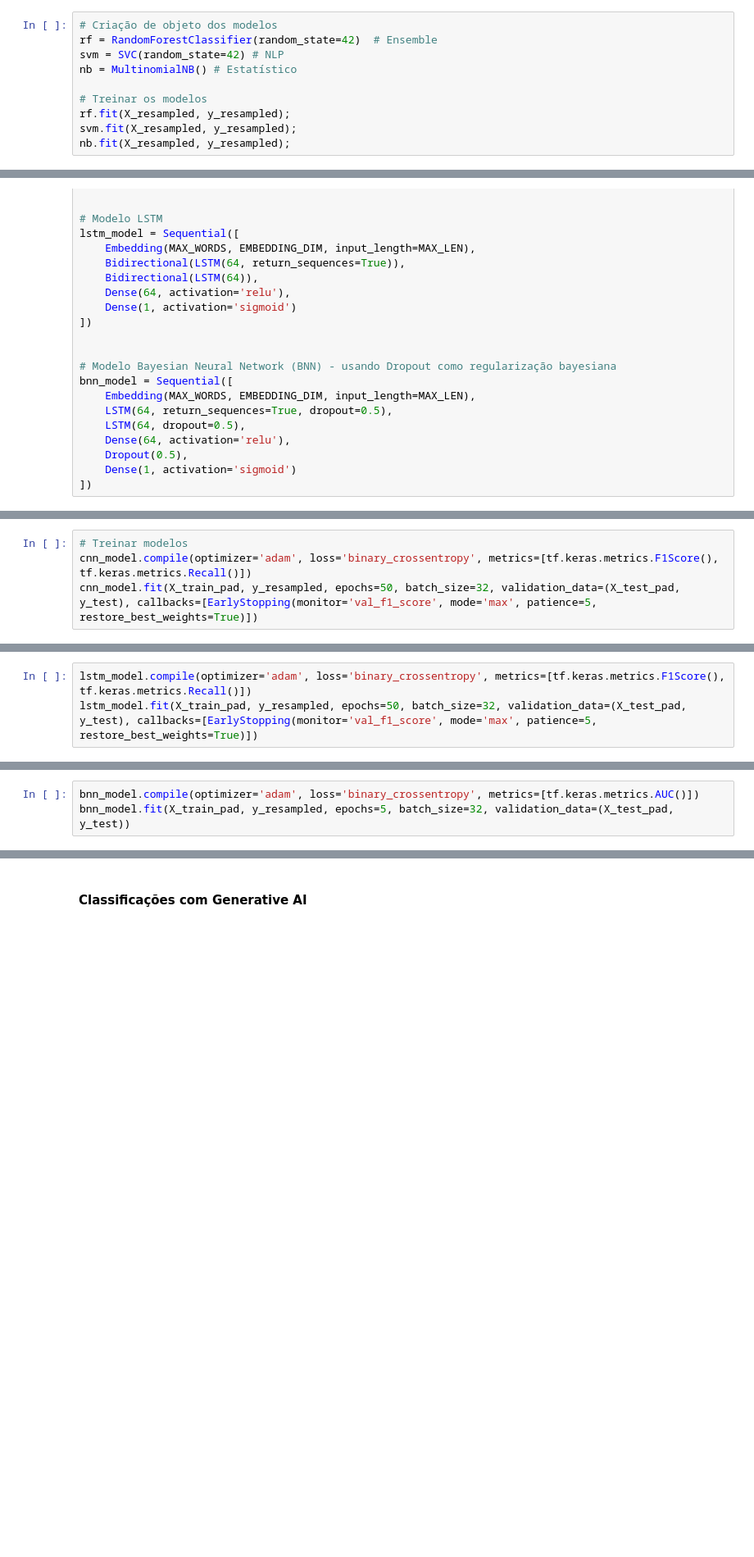
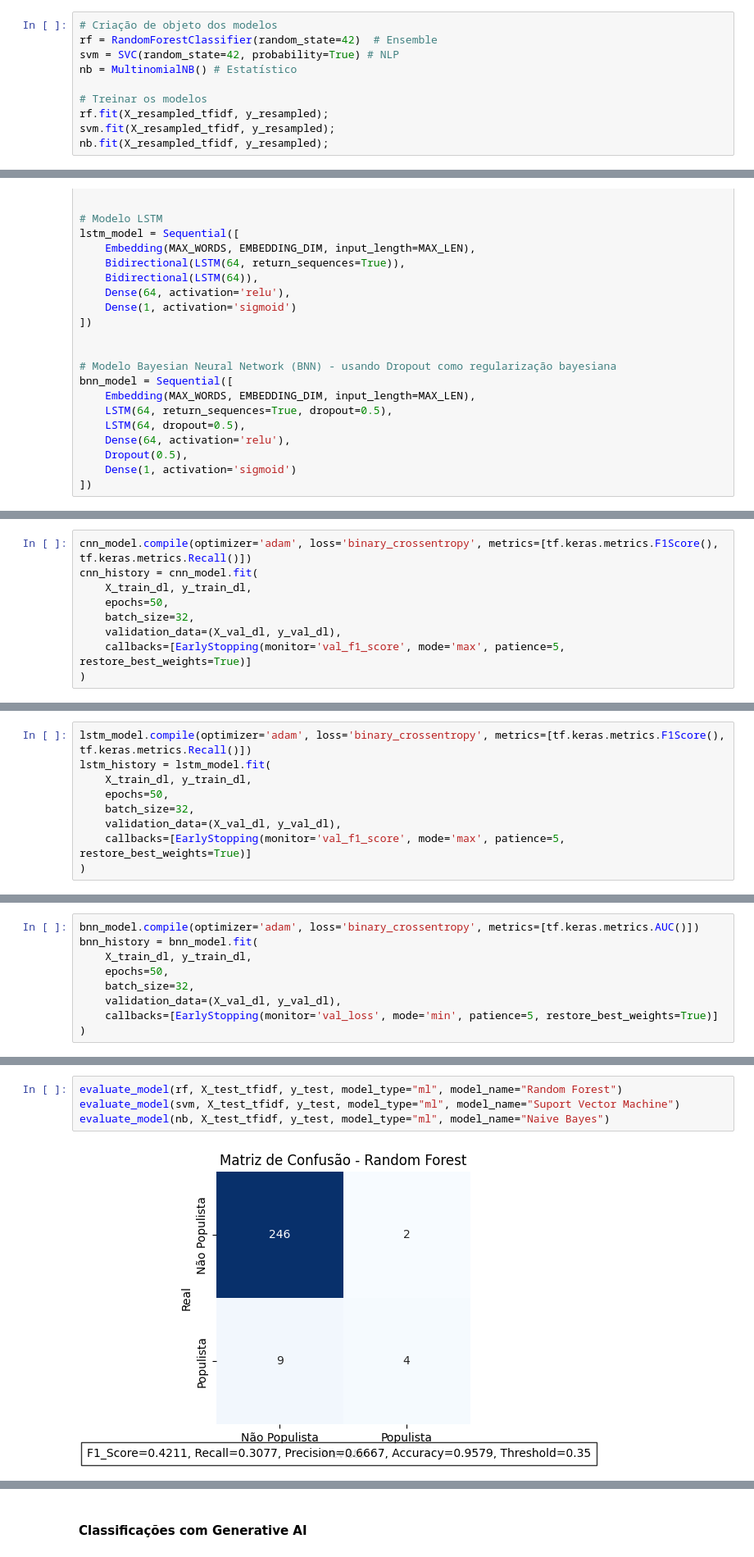
Before and after one commit to antonionipo/Data-analysis-for-populism-in-presidential-speeches, a Jupyter notebook: data_analysis_for_populism_in_presidential_speeches.ipynb, the cells around one changed output, grey strips where cells are left out. Shown at 82% size. Drawn from its saved outputs; the diff is of its cells as text; blank space fills up the shorter version.

```diff
--- a/data_analysis_for_populism_in_presidential_speeches.ipynb
+++ b/data_analysis_for_populism_in_presidential_speeches.ipynb
@@ -395,12 +412,12 @@ Modelos Random Forest (Ensemble), Naive Bayes (Estatístico), e Suport Vector Ma
 # %%
 # Criação de objeto dos modelos
 rf = RandomForestClassifier(random_state=42)  # Ensemble
-svm = SVC(random_state=42) # NLP
+svm = SVC(random_state=42, probability=True) # NLP
 nb = MultinomialNB() # Estatístico
 
 # Treinar os modelos
-rf.fit(X_resampled, y_resampled);
-svm.fit(X_resampled, y_resampled);
-nb.fit(X_resampled, y_resampled);
+rf.fit(X_resampled_tfidf, y_resampled);
+svm.fit(X_resampled_tfidf, y_resampled);
+nb.fit(X_resampled_tfidf, y_resampled);
 # %% [markdown]
 #### Preparação para os modelos de DeepLearning
@@ -464,6 +492,11 @@ bnn_model = Sequential([
 # %%
-# Treinar modelos
 cnn_model.compile(optimizer='adam', loss='binary_crossentropy', metrics=[tf.keras.metrics.F1Score(), tf.keras.metrics.Recall()])
-cnn_model.fit(X_train_pad, y_resampled, epochs=50, batch_size=32, validation_data=(X_test_pad, y_test), callbacks=[EarlyStopping(monitor='val_f1_score', mode='max', patience=5, restore_best_weights=True)])
+cnn_history = cnn_model.fit(
+    X_train_dl, y_train_dl,
+    epochs=50,
+    batch_size=32,
+    validation_data=(X_val_dl, y_val_dl),
+    callbacks=[EarlyStopping(monitor='val_f1_score', mode='max', patience=5, restore_best_weights=True)]
+)
 # %% [output]
 Epoch 1/50
@@ -482,5 +514,11 @@ Epoch 6/50
 # %%
 lstm_model.compile(optimizer='adam', loss='binary_crossentropy', metrics=[tf.keras.metrics.F1Score(), tf.keras.metrics.Recall()])
-lstm_model.fit(X_train_pad, y_resampled, epochs=50, batch_size=32, validation_data=(X_test_pad, y_test), callbacks=[EarlyStopping(monitor='val_f1_score', mode='max', patience=5, restore_best_weights=True)])
+lstm_history = lstm_model.fit(
+    X_train_dl, y_train_dl,
+    epochs=50,
+    batch_size=32,
+    validation_data=(X_val_dl, y_val_dl),
+    callbacks=[EarlyStopping(monitor='val_f1_score', mode='max', patience=5, restore_best_weights=True)]
+)
 # %% [output]
 Epoch 1/50
@@ -499,4 +536,10 @@ Epoch 6/50
 # %%
 bnn_model.compile(optimizer='adam', loss='binary_crossentropy', metrics=[tf.keras.metrics.AUC()])
-bnn_model.fit(X_train_pad, y_resampled, epochs=5, batch_size=32, validation_data=(X_test_pad, y_test))
+bnn_history = bnn_model.fit(
+    X_train_dl, y_train_dl,
+    epochs=50,
+    batch_size=32,
+    validation_data=(X_val_dl, y_val_dl),
+    callbacks=[EarlyStopping(monitor='val_loss', mode='min', patience=5, restore_best_weights=True)]
+)
 # %% [output]
@@ -583,0 +634,6 @@ Bayesian Neural Networks: F1_Score=0.0956, Recall=1.0, Precision=0.0502, Accurac
+# %%
+evaluate_model(rf, X_test_tfidf, y_test, model_type="ml", model_name="Random Forest")
+evaluate_model(svm, X_test_tfidf, y_test, model_type="ml", model_name="Suport Vector Machine")
+evaluate_model(nb, X_test_tfidf, y_test, model_type="ml", model_name="Naive Bayes")
+# %% [output]
+[figure, added]
```
Also changed, not shown: parts of 32 cells of this notebook.
